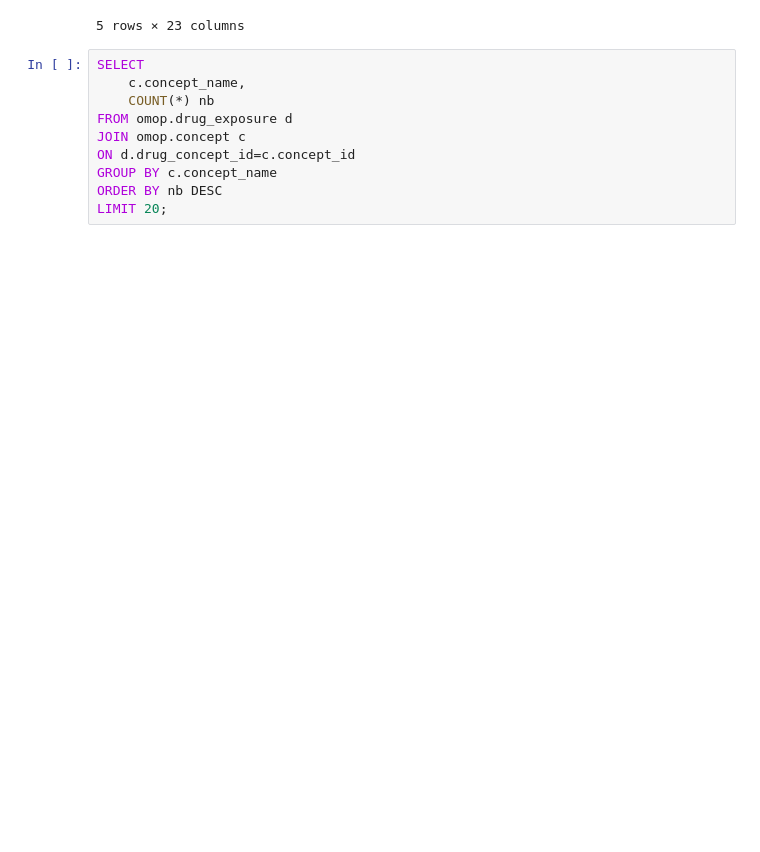
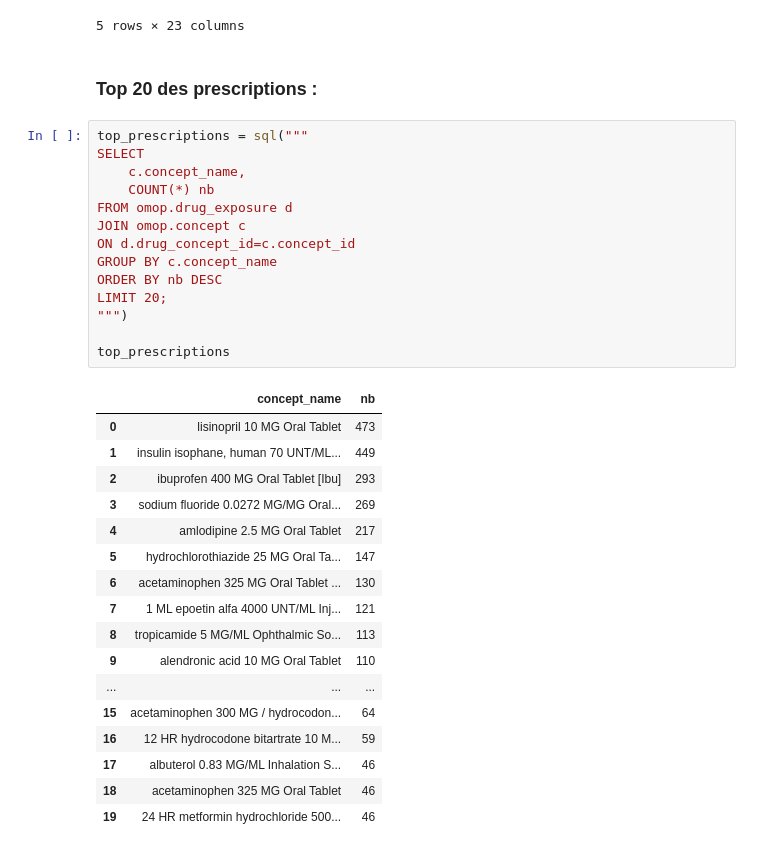
Before and after one commit to CyrilBvt13/OMOP, a Jupyter notebook: notebooks/04_Drugs.ipynb, the cells around one changed output. Drawn from its saved outputs; the diff is of its cells as text; blank space fills up the shorter version.

```diff
--- a/notebooks/04_Drugs.ipynb
+++ b/notebooks/04_Drugs.ipynb
@@ -66,13 +67,37 @@ drug_exposure.head()
 | 3 | 3996 | 5758 | 19127918 | 2019-04-03 | 2019-04-03 02:10:43 | ... |
 | 4 | 3997 | 5752 | 19133905 | 2022-07-17 | 2022-07-17 06:05:03 | ... |
 5 rows × 23 columns
+# %% [markdown]
+### Top 20 des prescriptions :
 # %%
+top_prescriptions = sql("""
 SELECT
     c.concept_name,
     COUNT(*) nb
 FROM omop.drug_exposure d
 JOIN omop.concept c
 ON d.drug_concept_id=c.concept_id
 GROUP BY c.concept_name
 ORDER BY nb DESC
 LIMIT 20;
+""")
+
+top_prescriptions
+# %% [output]
+|  | concept_name | nb |
+| 0 | lisinopril 10 MG Oral Tablet | 473 |
+| 1 | insulin isophane, human 70 UNT/ML... | 449 |
+| 2 | ibuprofen 400 MG Oral Tablet [Ibu] | 293 |
+| 3 | sodium fluoride 0.0272 MG/MG Oral... | 269 |
+| 4 | amlodipine 2.5 MG Oral Tablet | 217 |
+| 5 | hydrochlorothiazide 25 MG Oral Ta... | 147 |
+| 6 | acetaminophen 325 MG Oral Tablet ... | 130 |
+| 7 | 1 ML epoetin alfa 4000 UNT/ML Inj... | 121 |
+| 8 | tropicamide 5 MG/ML Ophthalmic So... | 113 |
+| 9 | alendronic acid 10 MG Oral Tablet | 110 |
+| ... | ... | ... |
+| 15 | acetaminophen 300 MG / hydrocodon... | 64 |
+| 16 | 12 HR hydrocodone bitartrate 10 M... | 59 |
+| 17 | albuterol 0.83 MG/ML Inhalation S... | 46 |
+| 18 | acetaminophen 325 MG Oral Tablet | 46 |
+| 19 | 24 HR metformin hydrochloride 500... | 46 |
```
Also changed, not shown: parts of 9 cells of this notebook, 3 other files.
